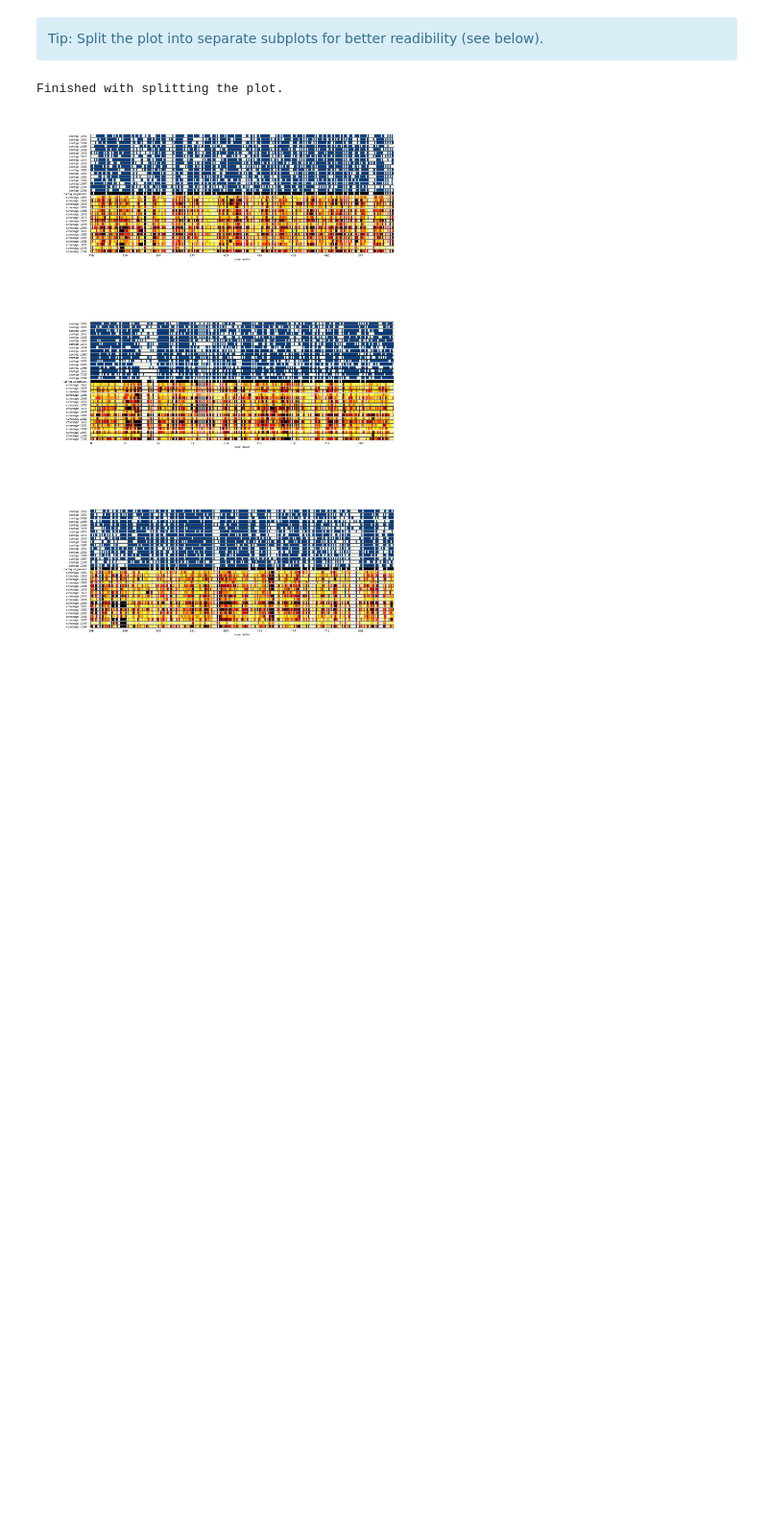
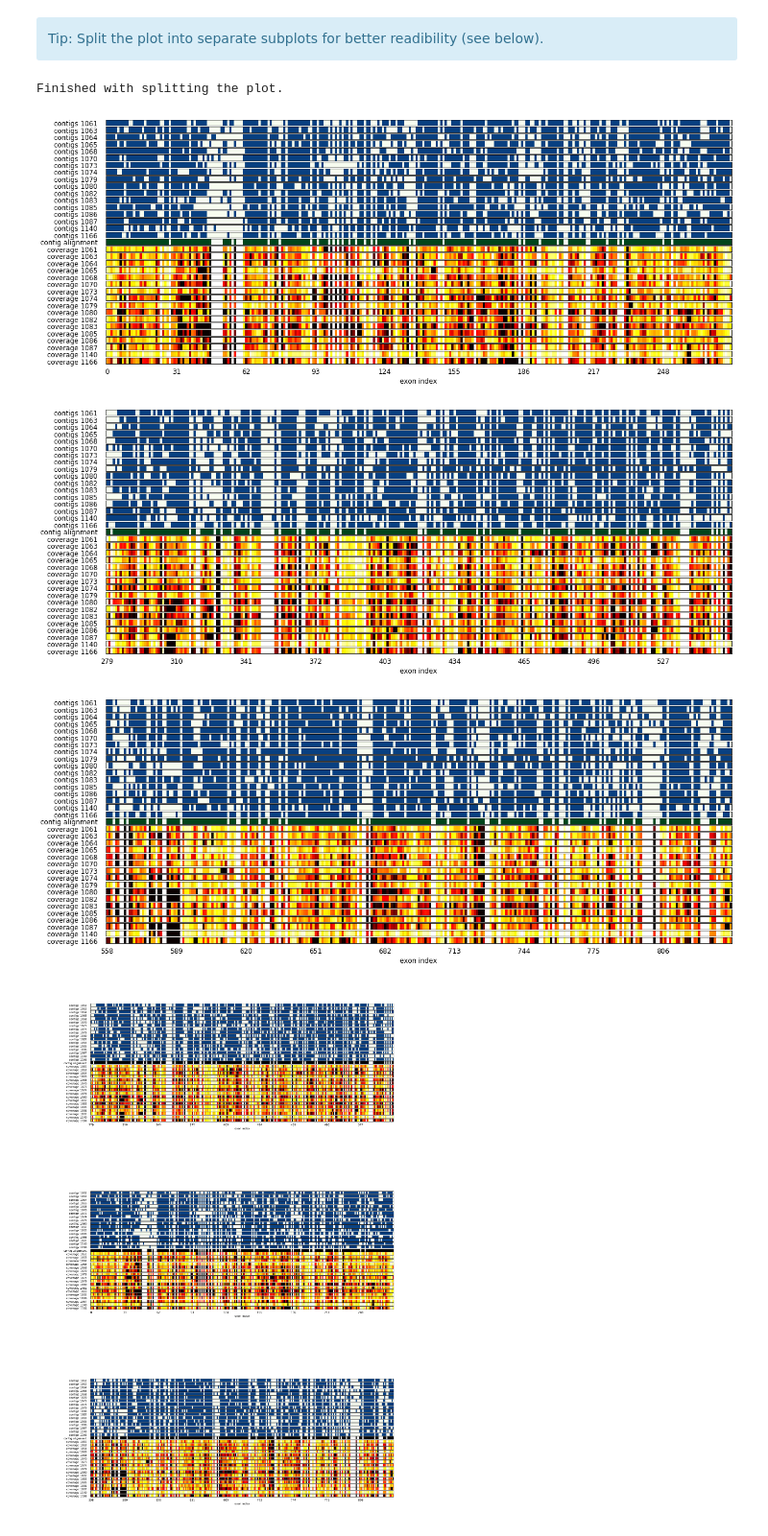
Before and after one commit to AntonelliLab/seqcap_processor, a Jupyter notebook: docs/notebook/reference_assembly.ipynb, the cells around one changed output. Shown at 96% size. Saved outputs shown, nothing was run; the diff lists cells and outputs as text; code cells hidden in the pictures; blank space fills up the shorter version.

```diff
--- a/docs/notebook/reference_assembly.ipynb
+++ b/docs/notebook/reference_assembly.ipynb
@@ -85,12 +95,18 @@ Once you are satisfied with the results of the reference-based assembly, you can
 # %%
 import sys
 sys.path.append("../../src")
 import plot_contig_data_function as secapr_plot
 
-images = secapr_plot.plot_contigs_alignments_read_cov(contig_input_file,alignment_folder,read_cov_file,number_of_rows=3)
+contig_input_file = '../../data/processed/target_contigs/match_table.txt'
+alignment_folder = '../../data/processed/alignments/contig_alignments'
+read_cov_file = '../../data/processed/remapped_reads/average_cov_per_locus.txt'
+images = secapr_plot.plot_contigs_alignments_read_cov(contig_input_file,alignment_folder,read_cov_file,number_of_rows=3,norm_value=10)
 print('Finished with splitting the plot.')
 # %% [output]
 Finished with splitting the plot.
+[figure, added]
+[figure, added]
+[figure, added]
 # %%
 import glob
 import os
```
Also changed, not shown: parts of 5 cells of this notebook, 4 other files.
